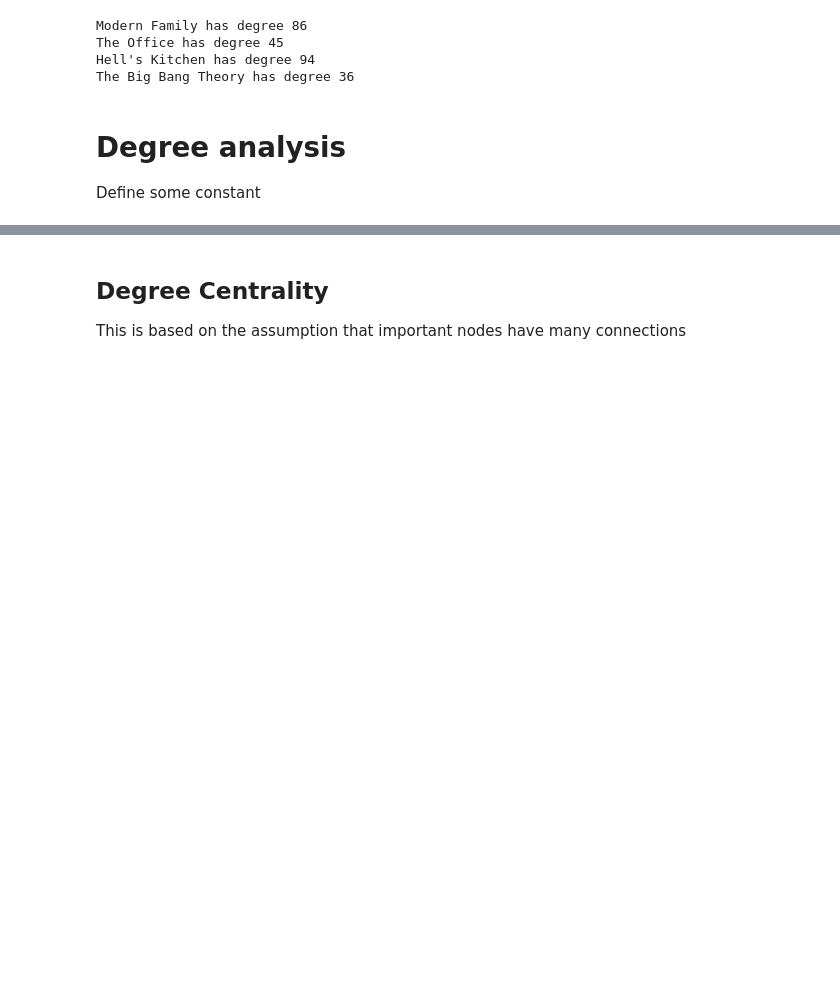
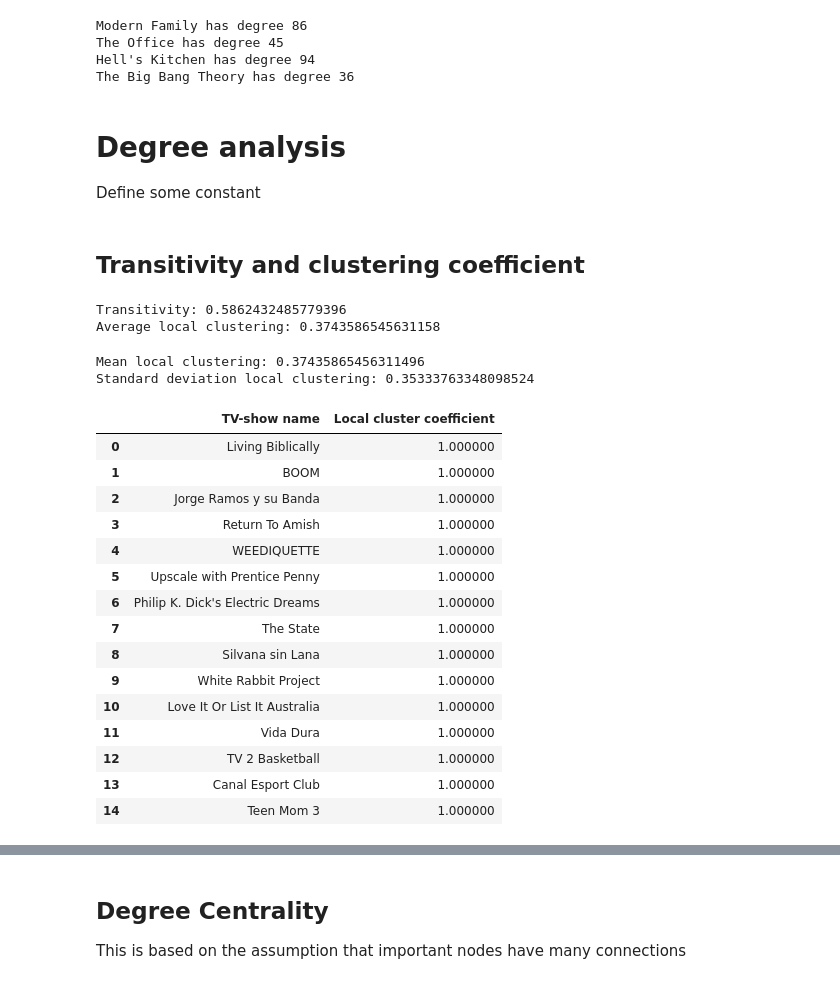
Before and after one commit to tommasopessina/TV-Show-Network-Analysis, a Jupyter notebook: Project.ipynb, the cells around one changed output, grey strips where cells are left out. Drawn from its saved outputs; the diff is of its cells as text; code cells hidden in the pictures; blank space fills up the shorter version.

```diff
--- a/Project.ipynb
+++ b/Project.ipynb
@@ -78,3 +78,56 @@ The Big Bang Theory has degree 36
 Define some constant
 # %%
 max_element = 15
+# %% [markdown]
+## Transitivity and clustering coefficient
+# %%
+print("Transitivity: " + str(nx.transitivity(graph)))
+print('Average local clustering: ' + str(nx.average_clustering(graph)))
+# %% [output]
+Transitivity: 0.5862432485779396
+Average local clustering: 0.3743586545631158
+# %%
+# computing point statistics
+local_clustering=nx.clustering(graph)
+list_local_clustering=list(local_clustering.values())
+print('Mean local clustering: {}'.format(np.mean(list_local_clustering)))
+print('Standard deviation local clustering: {}'.format(np.std(list_local_clustering)))
+# %% [output]
+Mean local clustering: 0.37435865456311496
+Standard deviation local clustering: 0.35333763348098524
+# %%
+clustering = nx.clustering(graph)
+cluster = sorted(clustering.items(), key=lambda x: x[1], reverse=True)
+
+clust = []
+name = []
+dfc = pd.DataFrame()
+
+count=0
+for i in cluster:
+    if count==max_element:
+        break
+    count=count+1
+    name.append(i[0])
+    clust.append(i[1])
+
+dfc["TV-show name"] = name
+dfc["Local cluster coefficient"] = clust
+dfc.style
+# %% [output]
+|  | TV-show name | Local cluster coefficient |
+| 0 | Living Biblically | 1.000000 |
+| 1 | BOOM | 1.000000 |
+| 2 | Jorge Ramos y su Banda | 1.000000 |
+| 3 | Return To Amish | 1.000000 |
+| 4 | WEEDIQUETTE | 1.000000 |
+| 5 | Upscale with Prentice Penny | 1.000000 |
+| 6 | Philip K. Dick's Electric Dreams | 1.000000 |
+| 7 | The State | 1.000000 |
+| 8 | Silvana sin Lana | 1.000000 |
+| 9 | White Rabbit Project | 1.000000 |
+| 10 | Love It Or List It Australia | 1.000000 |
+| 11 | Vida Dura | 1.000000 |
+| 12 | TV 2 Basketball | 1.000000 |
+| 13 | Canal Esport Club | 1.000000 |
+| 14 | Teen Mom 3 | 1.000000 |
```
Also changed, not shown: parts of 10 cells of this notebook.
